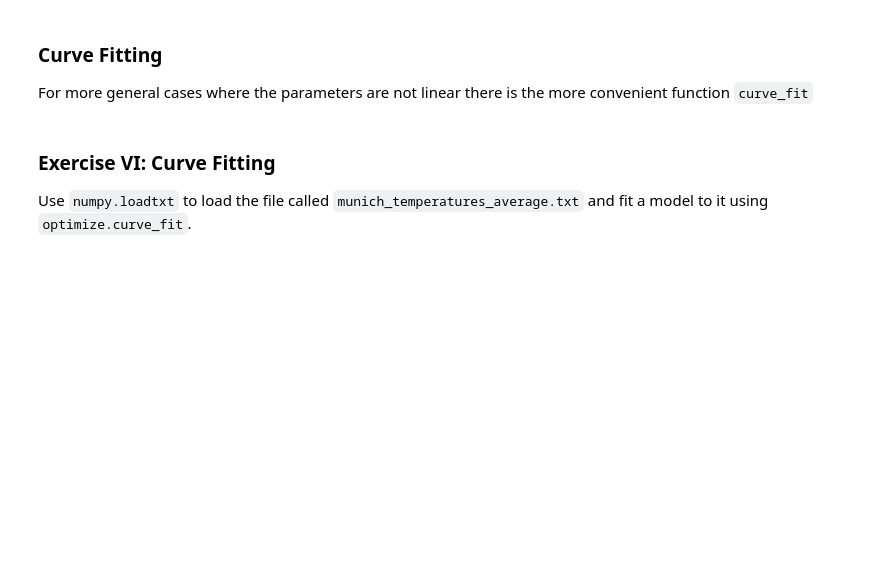
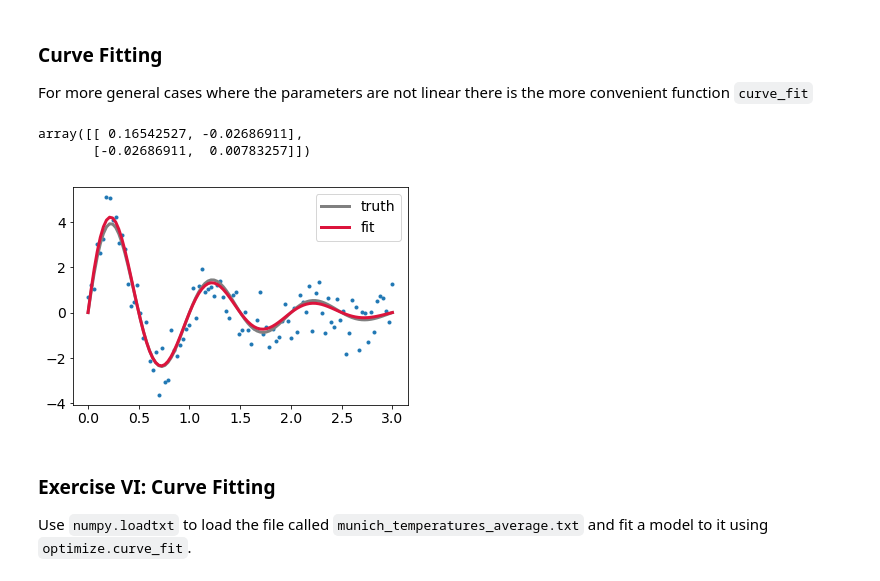
Before and after one commit to maxnoe/scientific_python_notebooks, a Jupyter notebook: scipy.ipynb, the cells around one changed output. Cells and saved outputs as stored; diff of their text form; code cells hidden in the pictures; blank space fills up the shorter version.

```diff
--- a/scipy.ipynb
+++ b/scipy.ipynb
@@ -1056,19 +1072,25 @@ plt.plot(x, f(x, beta=result.x), color='crimson', label='fit')
 For more general cases where the parameters are not linear there is the more convenient function `curve_fit`
 # %%
 from scipy import stats
-def f(x, scale=5, loc=4, ):
-    return (1/(scale))**2*x**3 + (1/(2*loc))*x**2
 
-x = np.linspace(-3,  1.5, 100)
-data = f(x) + np.random.normal(0, 0.15, size=x.shape)
+
+def f(t, a=5, tau=1, f=1):
+    return a * np.exp(- t / tau) * np.sin(2 * np.pi * f * t)
+
+x = np.linspace(0,  3, 100)
+data = np.random.normal(f(x), 0.7)
 
 popt, pcov = optimize.curve_fit(f, x, data, p0=[5, 4, ])
 
 plt.plot(x, data, '.')
 plt.plot(x, f(x), color='gray', label='truth')
 plt.plot(x, f(x, *popt), color='crimson', label='fit')
-
+plt.legend()
 pcov
+# %% [output]
+array([[ 0.16542527, -0.02686911],
+       [-0.02686911,  0.00783257]])
+[figure, added]
 # %% [markdown]
 ### Exercise VI:  Curve Fitting
 
```
Also changed, not shown: parts of 3 cells of this notebook, 1 other file.
